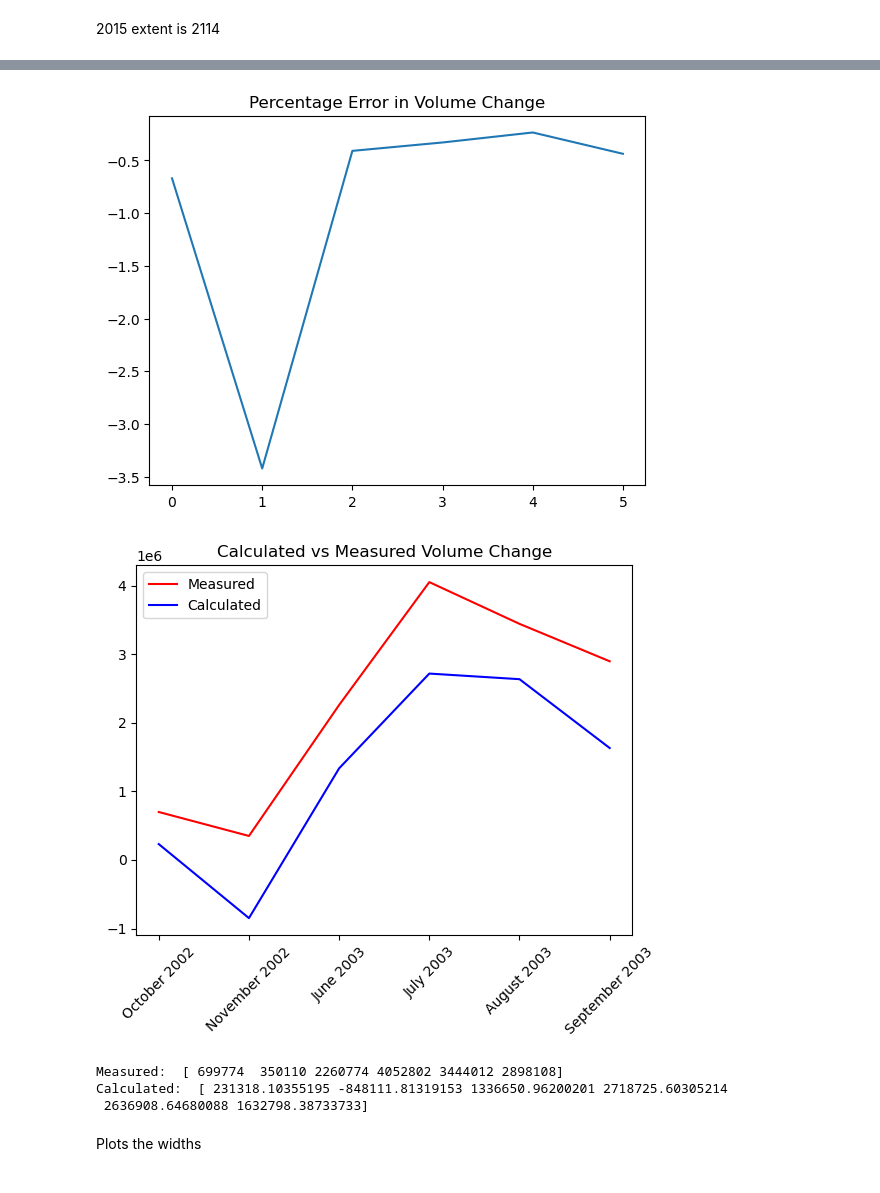
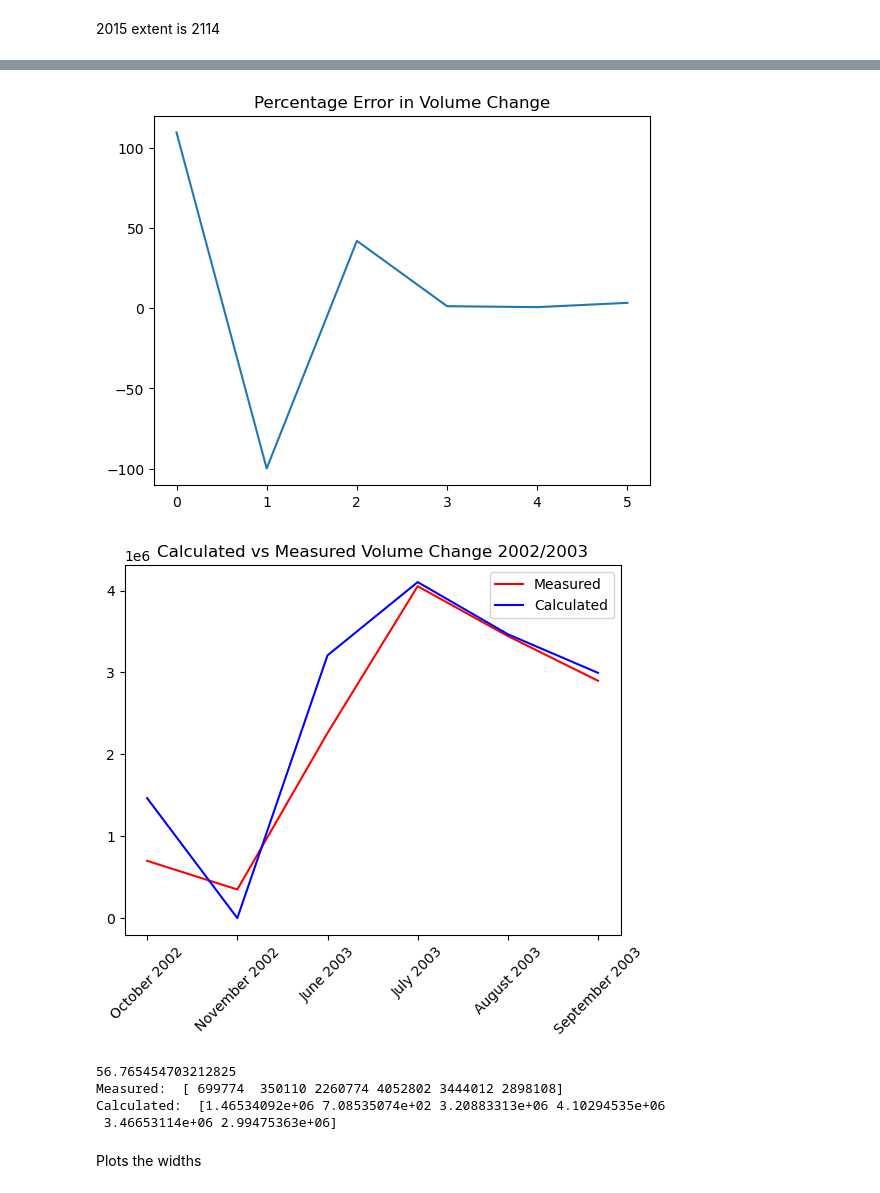
Before and after one commit to kstone3/Senior-Thesis, a Jupyter notebook: SIA/SIA-Mass-Balance-model.ipynb, the cells around one changed output, grey strips where cells are left out. Cells and saved outputs as stored; diff of their text form; code cells hidden in the pictures.

```diff
--- a/SIA/SIA-Mass-Balance-model.ipynb
+++ b/SIA/SIA-Mass-Balance-model.ipynb
@@ -14,7 +14,7 @@ import warnings
 This was calculated by measuring the length of the glacier along the centerline on a polygon of the glacier from 1958. Then extent change date from FoG_FVobs_205.csv was used to calculate the change in extent from 1958-1984
 # %%
 class glacierSim():
-    def __init__(self, ela=1880,ela_1900=1650,valley_length=3668, time=500,save=10,gamma=0.01,quiet=True, tune_factors=[-0.004,-0.002,0.0065,1.6,2.2], initial_ice=None, start_time=0):
+    def __init__(self, ela=1880,ela_1900=1650,valley_length=3668, time=500,save=10,gamma=0.01,quiet=True, tune_factors=[-0.004,-0.002,0.0065,1.6,2.2,5], initial_ice=None, start_time=0):
         #MODEL VARS:
         self.valley_length = valley_length
         self.start_ela = ela #in m
@@ -55,6 +55,7 @@ class glacierSim():
         self.gamma = gamma #for mass balance equation
         self.b=np.zeros(self.num_cells) #initialize mass balance
         self.snow_depth=np.zeros(self.num_cells) #snow depth along glacier in m
+        self.snow_melt_amt=np.zeros(self.num_cells) #snow melt amount in m
         self.weather_dates=[] #dates for weather data
         self.temps=[] #daily temperatures
         self.precip=[] #daily precipitation
@@ -63,7 +64,7 @@ class glacierSim():
         self.ice_melt_factor=tune_factors[0] #factor to change how much the ice melts per degree C
         self.snow_melt_factor=tune_factors[1] #factor to change how much the snow melts per degree C
         # self.accum_factor=tune_factors[2] #factor to change how much snow gets turned into ice
-        # self.snow_conv_factor=tune_factors[3] #factor to change how much precip gets turned to snow
+        self.snow_conv_factor=tune_factors[5] #factor to change how much precip gets turned to snow
         # self.snow_melt_amplitude=tune_factors[4] #creates a curve to increase snow melt factor in the summer, peaks in august
         # self.ice_melt_amplitude=tune_factors[5] #creates a curve to increase ice melt factor in summer, peaks in august
         self.temp_lapse_rate=tune_factors[2] #temp lapse rate in C/m]
@@ -94,6 +95,7 @@ class glacierSim():
         self.ice_1986=np.zeros(self.num_cells) #stores the ice in 1986
         self.volume_change=[] #tracks the volume change of glacier
         self.ice_volume=0 #volume of glacier in m^3
+        self.glacial_melt=0
         self.snow_melt_vol=0 #volume of melted snow in m^3, used to factor in snowmelt to volume calculations for stream flow data comparisons
         self.glacier_extent=0 #length of glacier in m
         self.ela_list=[] #list of ela values over time, used for verif
@@ -111,8 +113,12 @@ class glacierSim():
         self.areas=[] #area of glacier in m^2, used to calculate width
         self.widths=np.zeros(self.num_cells) #keeps track of glacier widths
         self.widths_over_time=[]  #used to plot width change over time
+        self.year_area=np.zeros(self.num_cells)
+        self.glacier_area=0
+        self.year_area_list=[]
+        self.area_list=[]
 
-    def init(self, ax,ela=1880,ela_1900=1650,valley_length=3668, time=500,save=10,gamma=0.008, quiet=True, tune_factors=[-0.004,-0.002,0.0065,1.6,2.2], initial_ice=None, start_time=0):
+    def init(self, ax,ela=1880,ela_1900=1650,valley_length=3668, time=500,save=10,gamma=0.008, quiet=True, tune_factors=[-0.004,-0.002,0.0065,1.6,2.2,5], initial_ice=None, start_time=0):
         self.__init__(ela, ela_1900,valley_length, time, save, gamma, quiet, tune_factors, initial_ice, start_time)
         self.load_verif_data()
         self.calc_topo()
@@ -432,7 +482,7 @@ class glacierSim(glacierSim):
         if i==0:
             curr_ela_plt=[self.start_ela]*self.num_cells
             self.ice_line_list.append((self.x, self.ice + self.topo, "c", "Ice"))
-            self.snow_line_list.append((self.x, self.snow_depth + self.topo+self.ice, "c", "Snow"))
+            # self.snow_line_list.append((self.x, self.snow_depth + self.topo+self.ice, "c", "Snow"))
             self.ela_line_list.append((self.x, curr_ela_plt, "r", "dashed", "ELA"))
             self.title_list.append('Year = ' + str(self.current_date.year))
             return
@@ -451,7 +501,8 @@ class glacierSim(glacierSim):
             self.b=self.update_b(timestep)
             #Set new ice thickness
             self.ice = np.maximum((self.ice + dqdx * timestep), 0.0)
-            self.ice_volume=np.sum(self.ice*self.dx*self.widths)
+            # self.ice_volume=np.sum(self.ice*self.dx*self.widths)
+            self.ice_volume=np.sum(np.mean(self.ice)*self.year_area)
             #Update time variables
             iter_time+=float(timestep)
             self.run_time+=timestep
@@ -480,7 +531,8 @@ class glacierSim(glacierSim):
             self.b=self.update_b(timestep)
             #Set new ice thickness
             self.ice = np.maximum((self.ice + dqdx * timestep), 0.0)
-            self.ice_volume=np.sum(self.ice*self.dx*self.widths)
+            # self.ice_volume=np.sum(self.ice*self.dx*self.widths)
+            self.ice_volume=np.sum(np.mean(self.ice)*self.year_area)
             #Update time variables
             iter_time+=float(timestep)
             self.run_time+=timestep
@@ -515,7 +567,7 @@ class glacierSim(glacierSim):
         if self.current_date>=datetime(1950,1,1) and self.current_date.day==1 and self.current_date.month==1: self.update_widths()
         #Add data to plotting lists
         self.ice_line_list.append((self.x, self.ice + self.topo, "c", "Ice"))
-        self.snow_line_list.append((self.x, self.snow_depth + self.topo+self.ice, "c", "Snow"))
+        # self.snow_line_list.append((self.x, self.snow_depth + self.topo+self.ice, "c", "Snow"))
         self.ela_line_list.append((self.x, curr_ela_plt, "r", "dashed", "ELA"))
         self.title_list.append('Year = ' + str(self.current_date.year))
 
@@ -531,9 +583,9 @@ class glacierSim(glacierSim):
         ax.set_title(self.title_list[i])
         self.ela_line=ax.plot(self.ela_line_list[i][0],self.ela_line_list[i][1], color=self.ela_line_list[i][2], linestyle=self.ela_line_list[i][3], label=self.ela_line_list[i][4])
         self.ice_line=ax.plot(self.ice_line_list[i][0],self.ice_line_list[i][1], color=self.ice_line_list[i][2], label=self.ice_line_list[i][3])
-        self.snow_line=ax.plot(self.snow_line_list[i][0],self.snow_line_list[i][1], color=self.snow_line_list[i][2], label=self.snow_line_list[i][3])
+        # self.snow_line=ax.plot(self.snow_line_list[i][0],self.snow_line_list[i][1], color=self.snow_line_list[i][2], label=self.snow_line_list[i][3])
         ax.legend()
-        return self.ice_line_list,self.snow_line_list,self.ela_line_list
+        return self.ice_line_list,self.ela_line_list
 
 
 #Initialize plotting stuff outside of class
@@ -566,7 +618,8 @@ snow_conv_factor=5#bounds 5-15
 snow_melt_amplitude=-0.00
 ice_melt_amplitude=-0.00
 lapse_rate=0.0065
-tune_factors=[ice_meltfactor,snow_meltfactor,lapse_rate,accumfactor_lower,accumfactor_upper]
+snow_conv_factor=9.5
+tune_factors=[ice_meltfactor,snow_meltfactor,lapse_rate,accumfactor_lower,accumfactor_upper,snow_conv_factor]
 #tune_factors=[-6.21530477e-03, -3.16373793e-03,  3.90806503e-03,  6.37238199e+00,-5.37087541e-03,-1.14816075e-03]
 # tune_factors=[ice_meltfactor, snow_meltfactor, accumfactor, snow_conv_factor,snow_melt_amplitude,ice_melt_amplitude,lapse_rate]
 #tune_factors=[-7.94739209e-03 ,-8.02449065e-03 , 1.04047812e-02,  9.01413327e+00,-7.81444522e-04, -9.97332457e-04]
@@ -650,6 +685,10 @@ plt.show()
 # %% [markdown]
 2015 extent is 2114
 # %%
+# plt.plot(model.area_list, label='Measured')
+# plt.plot(model.year_area_list, label='Calculated')
+# plt.legend()
+# plt.show()
 plt.plot((model.calculated_winter_mb-model.winter_mb)/model.winter_mb*100)
 plt.title("Percentage Error in Winter Mass Balance Verification")
 plt.show()
@@ -695,15 +734,17 @@ df = pd.DataFrame({'date': pd.to_datetime(list(model.date_index.keys())),'volume
 df['date'] = df['date'].dt.to_period('M')
 monthly_volume_change = df.groupby('date')['volume_change'].sum().to_numpy()
 month_year_labels = df['date'].dt.strftime('%B %Y').unique()
-plt.plot((monthly_volume_change-model.runoff_verif)/model.runoff_verif)
+print(df[df['date'].dt.month == 11])
+plt.plot((monthly_volume_change-model.runoff_verif)/model.runoff_verif*100)
 plt.title("Percentage Error in Volume Change")
 plt.show()
 plt.plot(model.runoff_verif, c='r', label="Measured")
 plt.plot(monthly_volume_change, c='b', label="Calculated")
-plt.title("Calculated vs Measured Volume Change")
+plt.title("Calculated vs Measured Volume Change 2002/2003")
 plt.xticks(ticks=np.arange(len(month_year_labels)), labels=month_year_labels, rotation=45)
 plt.legend()
 plt.show()
+print(np.sum((monthly_volume_change-model.runoff_verif)/model.runoff_verif)*100)
 print("Measured: ", model.runoff_verif)
 print("Calculated: ", monthly_volume_change)
 # %% [output]
@@ -732,8 +781,9 @@ Calculated:  [2.05478    1.72605675 2.5107345  1.67165619 2.578066   2.50285381
-[figure, old version]
+[figure, new version]
-[figure, old version]
+[figure, new version]
+56.765454703212825
 Measured:  [ 699774  350110 2260774 4052802 3444012 2898108]
-Calculated:  [ 231318.10355195 -848111.81319153 1336650.96200201 2718725.60305214
- 2636908.64680088 1632798.38733733]
+Calculated:  [1.46534092e+06 7.08535074e+02 3.20883313e+06 4.10294535e+06
+ 3.46653114e+06 2.99475363e+06]
 # %%
 # df = pd.read_csv('C:/Users/bookn/Downloads/Senior-Thesis/SIA/Data/Input_SouthCascade_Daily_Weather.csv')
 # dates = pd.to_datetime(df.iloc[:, 0], format="%Y/%m/%d").tolist()
```
Also changed, not shown: parts of 4 cells of this notebook, 4 other files.
